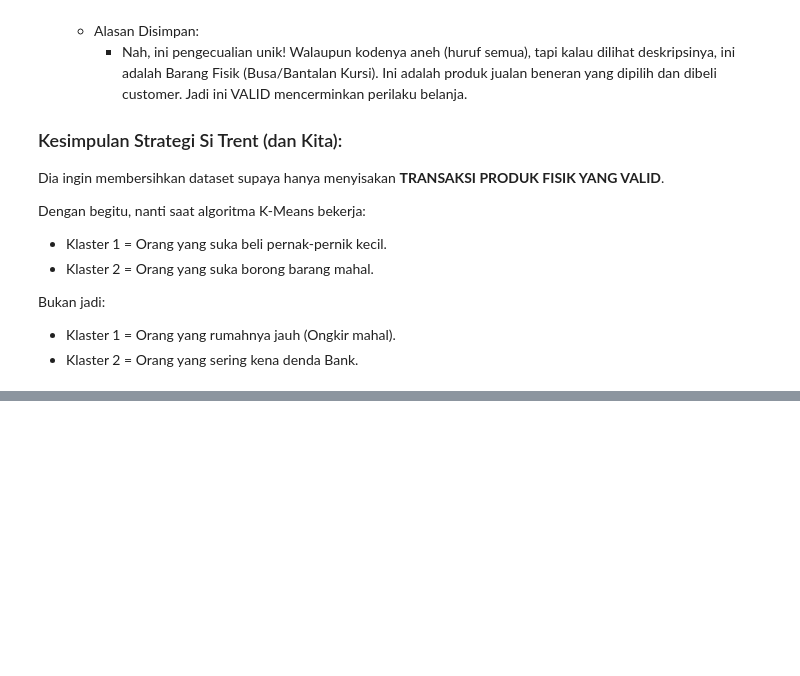
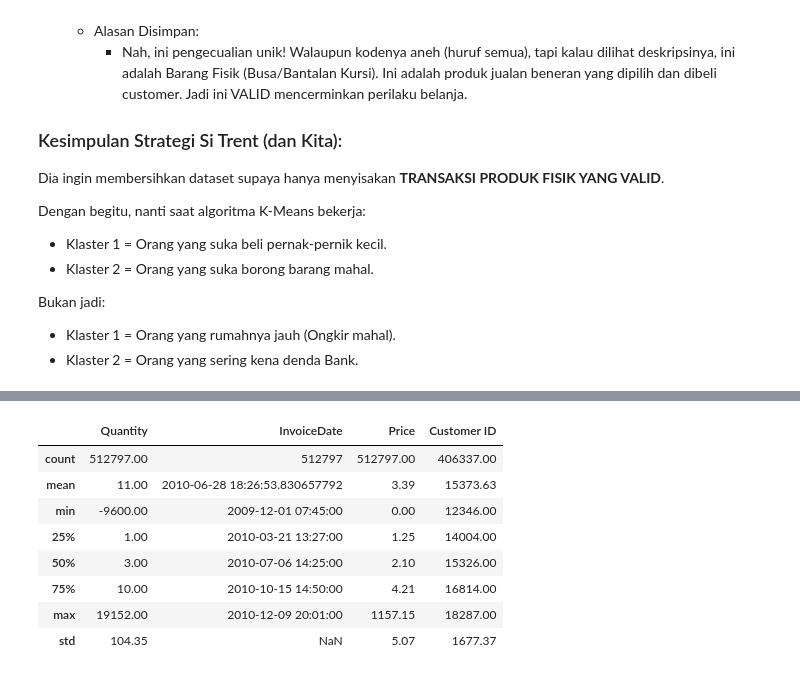
Before and after one commit to Zendin110206/online-retail-customer-segmentation, a Jupyter notebook: notebooks/online-retail-data-clustering.ipynb, the cells around one changed output, grey strips where cells are left out. Drawn from its saved outputs; the diff is of its cells as text; code cells hidden in the pictures; blank space fills up the shorter version.

```diff
--- a/notebooks/online-retail-data-clustering.ipynb
+++ b/notebooks/online-retail-data-clustering.ipynb
@@ -471,0 +526,12 @@ Bukan jadi:
+# %%
+cleaned_df.describe()
+# %% [output]
+|  | Quantity | InvoiceDate | Price | Customer ID |
+| count | 512797.00 | 512797 | 512797.00 | 406337.00 |
+| mean | 11.00 | 2010-06-28 18:26:53.830657792 | 3.39 | 15373.63 |
+| min | -9600.00 | 2009-12-01 07:45:00 | 0.00 | 12346.00 |
+| 25% | 1.00 | 2010-03-21 13:27:00 | 1.25 | 14004.00 |
+| 50% | 3.00 | 2010-07-06 14:25:00 | 2.10 | 15326.00 |
+| 75% | 10.00 | 2010-10-15 14:50:00 | 4.21 | 16814.00 |
+| max | 19152.00 | 2010-12-09 20:01:00 | 1157.15 | 18287.00 |
+| std | 104.35 | NaN | 5.07 | 1677.37 |
```
Also changed, not shown: parts of 19 cells of this notebook.
